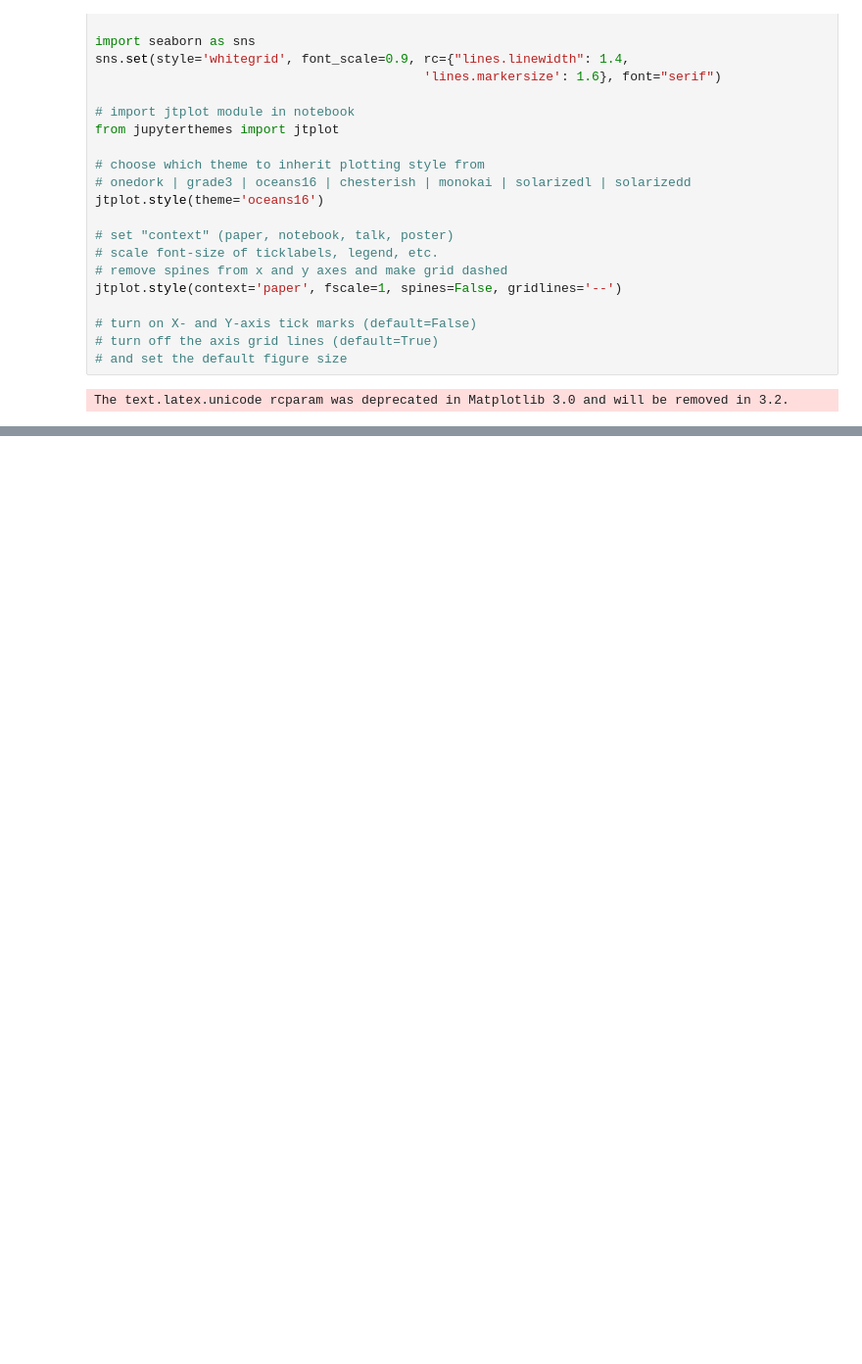
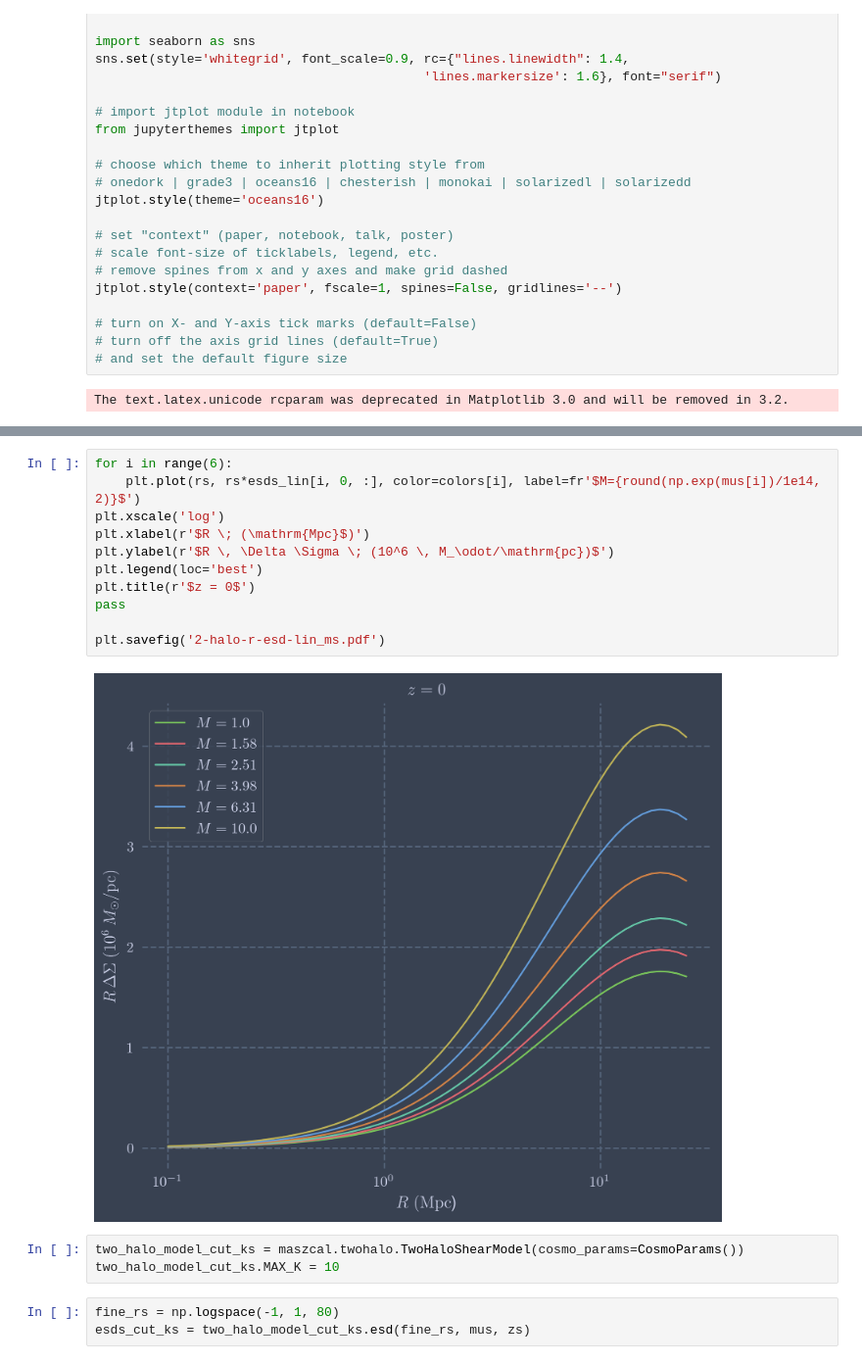
Before and after one commit to dylancromer/maszcal, a Jupyter notebook: docs/2_halo_term_projector_test.ipynb, the cells around one changed output, grey strips where cells are left out. Shown at 98% size. Saved outputs shown, nothing was run; the diff lists cells and outputs as text; blank space fills up the shorter version.

```diff
--- a/docs/2_halo_term_projector_test.ipynb
+++ b/docs/2_halo_term_projector_test.ipynb
@@ -140,0 +118,19 @@ pass
+# %%
+for i in range(6):
+    plt.plot(rs, rs*esds_lin[i, 0, :], color=colors[i], label=fr'$M={round(np.exp(mus[i])/1e14, 2)}$')
+plt.xscale('log')
+plt.xlabel(r'$R \; (\mathrm{Mpc}$)')
+plt.ylabel(r'$R \, \Delta \Sigma \; (10^6 \, M_\odot/\mathrm{pc})$')
+plt.legend(loc='best')
+plt.title(r'$z = 0$')
+pass
+
+plt.savefig('2-halo-r-esd-lin_ms.pdf')
+# %% [output]
+[figure, added]
+# %%
+two_halo_model_cut_ks = maszcal.twohalo.TwoHaloShearModel(cosmo_params=CosmoParams())
+two_halo_model_cut_ks.MAX_K = 10
+# %%
+fine_rs = np.logspace(-1, 1, 80)
+esds_cut_ks = two_halo_model_cut_ks.esd(fine_rs, mus, zs)
```
Also changed, not shown: parts of 32 cells of this notebook.
